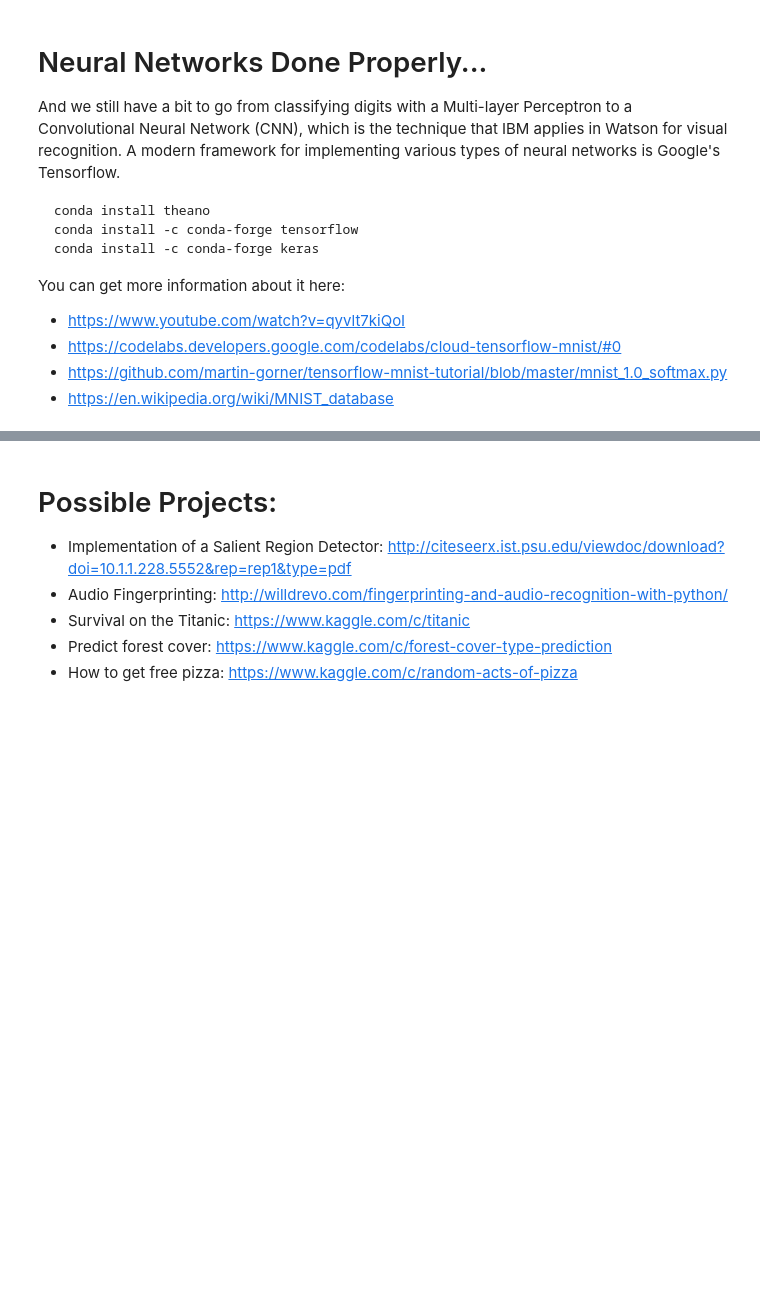
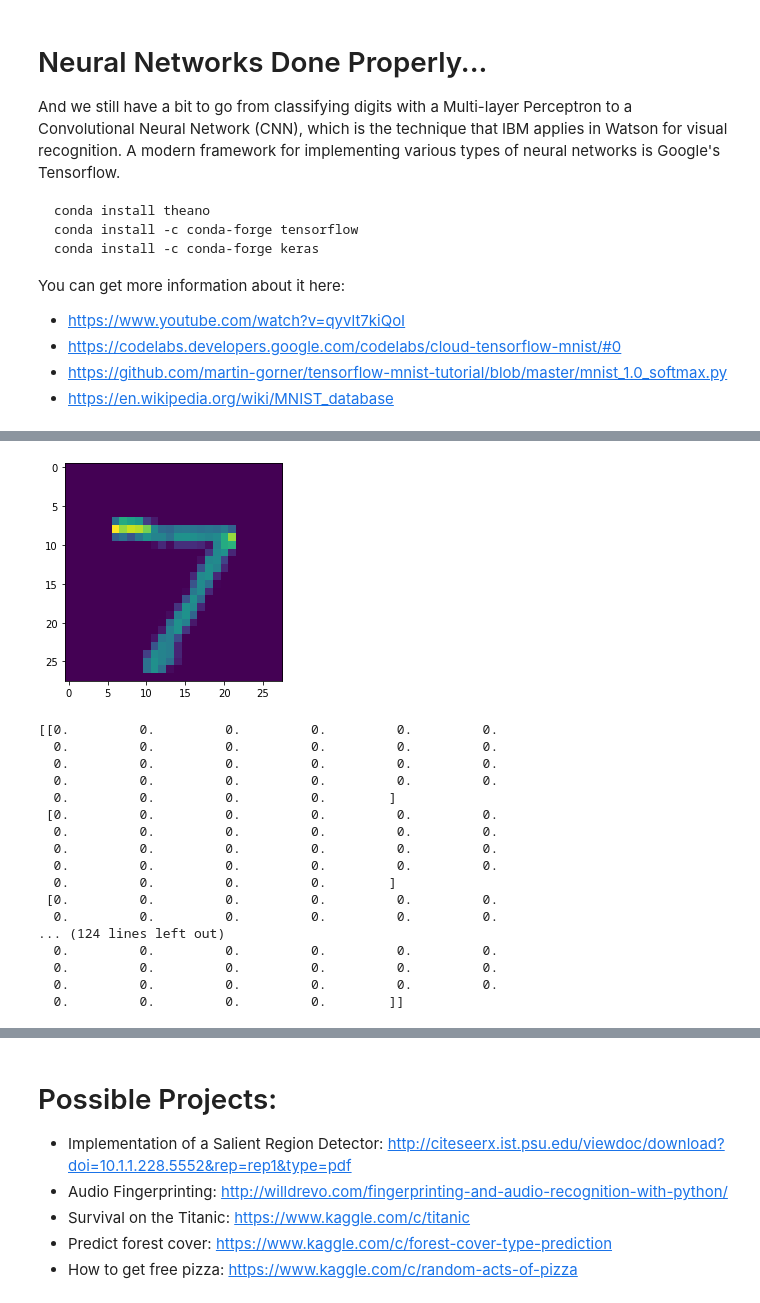
Before and after one commit to Kornvalles/dat4sem2020spring-python, a Jupyter notebook: notebooks/11.1-Neural-Networks.ipynb, the cells around one changed output, grey strips where cells are left out. Drawn from its saved outputs; the diff is of its cells as text; code cells hidden in the pictures; blank space fills up the shorter version.

```diff
--- a/notebooks/11.1-Neural-Networks.ipynb
+++ b/notebooks/11.1-Neural-Networks.ipynb
@@ -302 +444,26 @@ You can get more information about it here:
+# %%
+x_train = tf.keras.utils.normalize(x_train,axis=1) # normalize scales all values down to a number between 0 and 1
+x_test = tf.keras.utils.normalize(x_test,axis=1)
+plt.imshow(x_test[0])
+plt.show()
+print(x_test[0])
+# %% [output]
+[figure, added]
+[[0.         0.         0.         0.         0.         0.
+  0.         0.         0.         0.         0.         0.
+  0.         0.         0.         0.         0.         0.
+  0.         0.         0.         0.         0.         0.
+  0.         0.         0.         0.        ]
+ [0.         0.         0.         0.         0.         0.
+  0.         0.         0.         0.         0.         0.
+  0.         0.         0.         0.         0.         0.
+  0.         0.         0.         0.         0.         0.
+  0.         0.         0.         0.        ]
+ [0.         0.         0.         0.         0.         0.
+  0.         0.         0.         0.         0.         0.
+... (124 lines left out)
+  0.         0.         0.         0.         0.         0.
+  0.         0.         0.         0.         0.         0.
+  0.         0.         0.         0.         0.         0.
+  0.         0.         0.         0.        ]]
 # %% [markdown]
```
Also changed, not shown: parts of 32 cells of this notebook, 2 other files.
